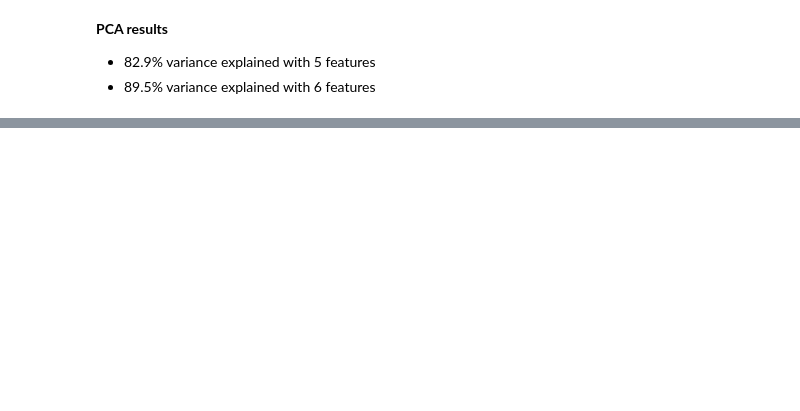
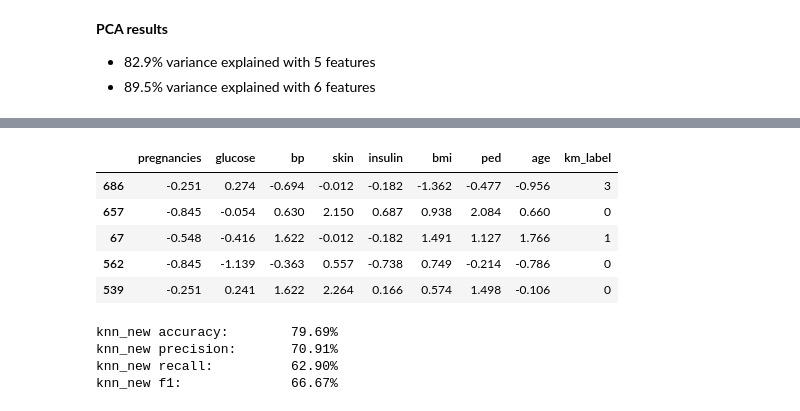
Before and after one commit to zenyui/ga-portfolio, a Jupyter notebook: hw3/ga-zenyui-hw3.ipynb, the cells around one changed output, grey strips where cells are left out. Drawn from its saved outputs; the diff is of its cells as text; code cells hidden in the pictures; blank space fills up the shorter version.

```diff
--- a/hw3/ga-zenyui-hw3.ipynb
+++ b/hw3/ga-zenyui-hw3.ipynb
@@ -231,0 +266,5 @@ dfev[['explained_variance','var_cumulative']].plot(kind='bar', color=['k','g'],
+# %%
+# create kNN classifier, take params from Hw2
+# {'n_neighbors': 9, 'p': 2, 'weights': 'uniform'}
+knn_old = KNeighborsClassifier(n_neighbors=9, p=2, weights='uniform')
+knn_new = KNeighborsClassifier(n_neighbors=9, p=2, weights='uniform')
@@ -231,0 +280,3 @@ dfev[['explained_variance','var_cumulative']].plot(kind='bar', color=['k','g'],
+# %%
+knn_old.fit(X_train, y_train)
+all_score('knn_old',knn_old,X_test,y_test)
@@ -231,0 +293,24 @@ dfev[['explained_variance','var_cumulative']].plot(kind='bar', color=['k','g'],
+# %%
+# add cluster_label as a feature in training/test data
+X_train_km = X_train.copy()
+X_train_km['km_label'] = cluster_labels
+
+X_test_km = X_test.copy()
+X_test_km['km_label'] = km.predict(X_test)
+
+X_train_km.sample(5)
+# %% [output]
+|  | pregnancies | glucose | bp | skin | insulin | bmi | ped | age | km_label |
+| 686 | -0.251 | 0.274 | -0.694 | -0.012 | -0.182 | -1.362 | -0.477 | -0.956 | 3 |
+| 657 | -0.845 | -0.054 | 0.630 | 2.150 | 0.687 | 0.938 | 2.084 | 0.660 | 0 |
+| 67 | -0.548 | -0.416 | 1.622 | -0.012 | -0.182 | 1.491 | 1.127 | 1.766 | 1 |
+| 562 | -0.845 | -1.139 | -0.363 | 0.557 | -0.738 | 0.749 | -0.214 | -0.786 | 0 |
+| 539 | -0.251 | 0.241 | 1.622 | 2.264 | 0.166 | 0.574 | 1.498 | -0.106 | 0 |
+# %%
+knn_new.fit(X_train_km, y_train)
+all_score('knn_new',knn_new,X_test_km,y_test)
+# %% [output]
+knn_new accuracy:        79.69%
+knn_new precision:       70.91%
+knn_new recall:          62.90%
+knn_new f1:              66.67%
```
Also changed, not shown: parts of 45 cells of this notebook.
